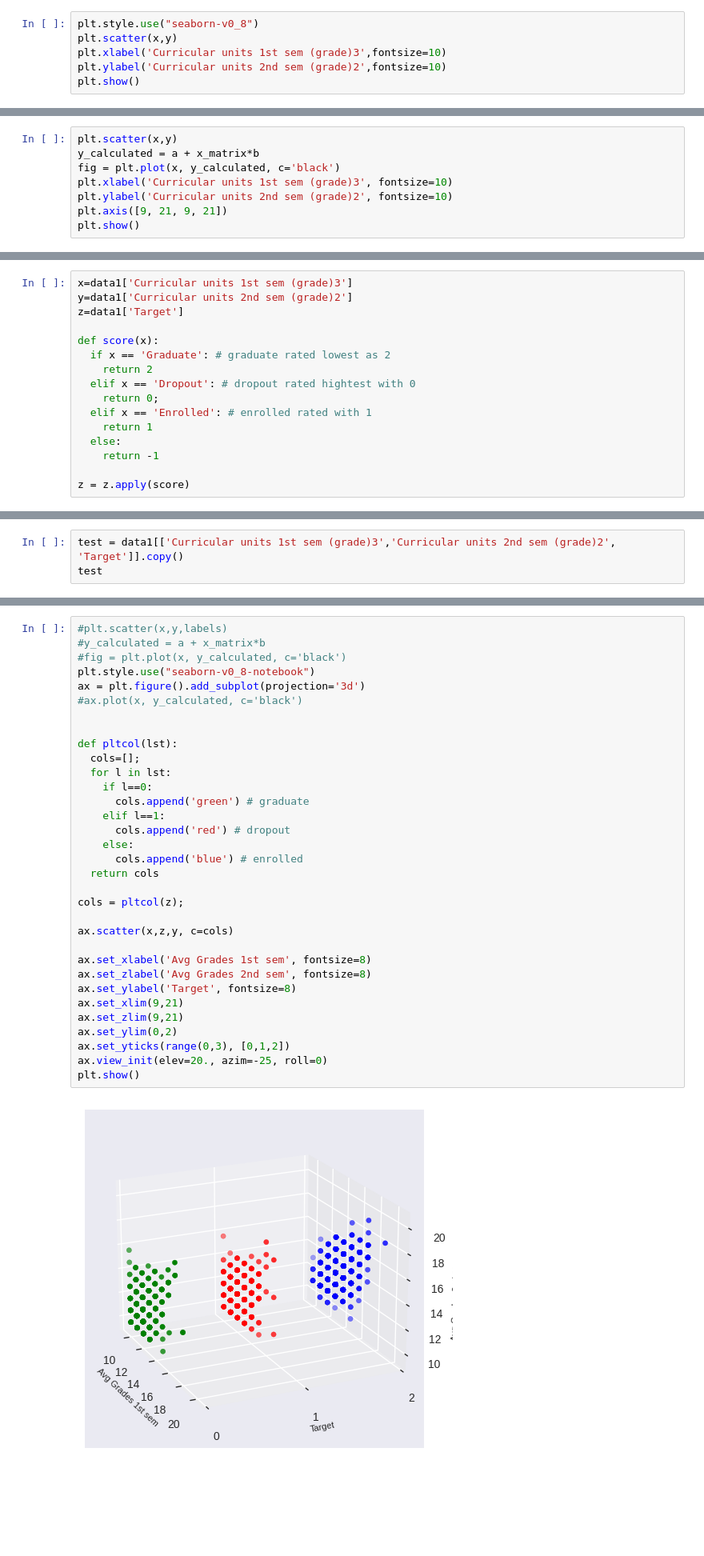
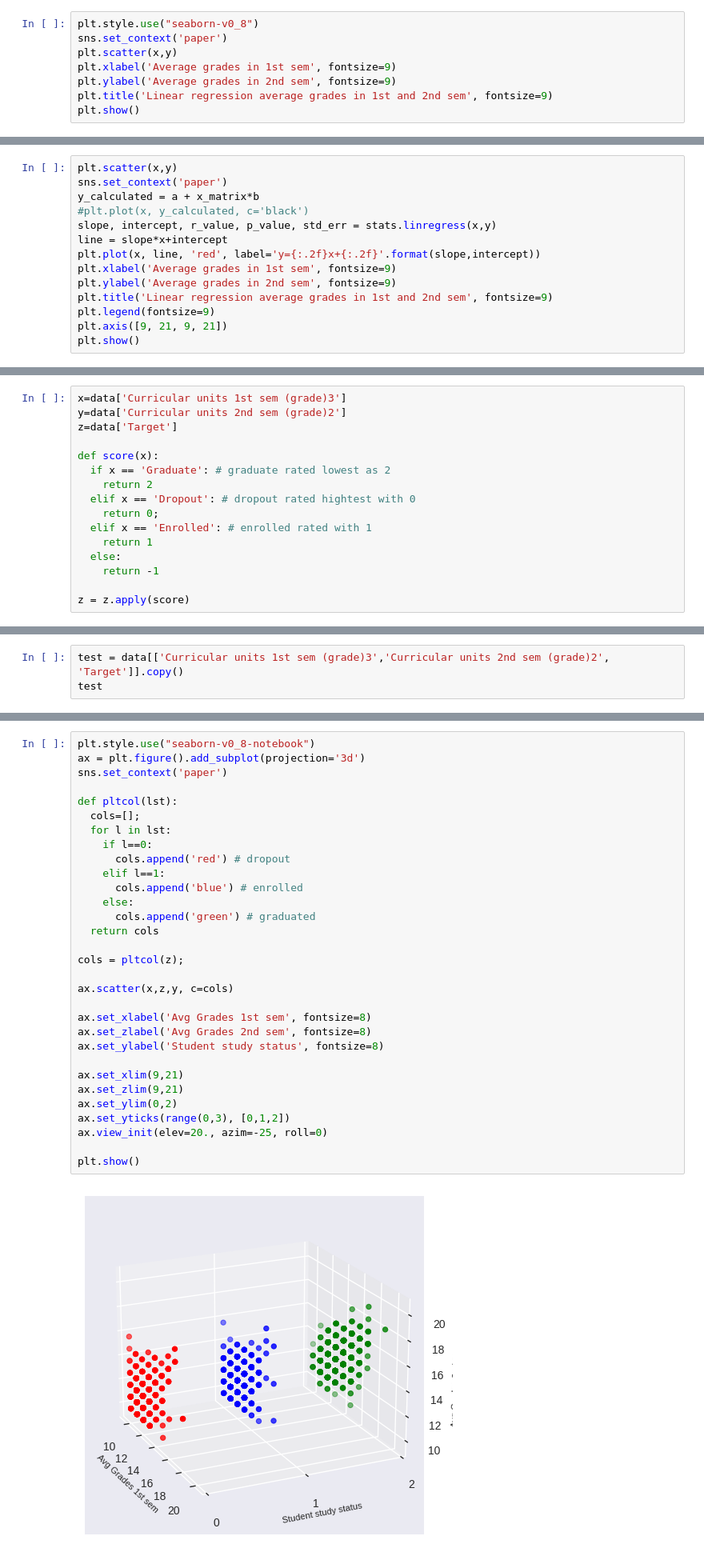
Before and after one commit to lilyontherocks/lilyontherocks, a Jupyter notebook: SchooldDropout.ipynb, the cells around one changed output, grey strips where cells are left out. Shown at 80% size. Drawn from its saved outputs; the diff is of its cells as text; blank space fills up the shorter version.

```diff
--- a/SchooldDropout.ipynb
+++ b/SchooldDropout.ipynb
@@ -315,7 +260,9 @@ Name: Curricular units 2nd sem (grade)2, Length: 4424, dtype: int64
 # %%
 plt.style.use("seaborn-v0_8")
+sns.set_context('paper')
 plt.scatter(x,y)
-plt.xlabel('Curricular units 1st sem (grade)3',fontsize=10)
-plt.ylabel('Curricular units 2nd sem (grade)2',fontsize=10)
+plt.xlabel('Average grades in 1st sem', fontsize=9)
+plt.ylabel('Average grades in 2nd sem', fontsize=9)
+plt.title('Linear regression average grades in 1st and 2nd sem', fontsize=9)
 plt.show()
 # %% [output]
@@ -344,10 +327,16 @@ b
 array([0.89776754])
 # %%
 plt.scatter(x,y)
+sns.set_context('paper')
 y_calculated = a + x_matrix*b
-fig = plt.plot(x, y_calculated, c='black')
-plt.xlabel('Curricular units 1st sem (grade)3', fontsize=10)
-plt.ylabel('Curricular units 2nd sem (grade)2', fontsize=10)
+#plt.plot(x, y_calculated, c='black')
+slope, intercept, r_value, p_value, std_err = stats.linregress(x,y)
+line = slope*x+intercept
+plt.plot(x, line, 'red', label='y={:.2f}x+{:.2f}'.format(slope,intercept))
+plt.xlabel('Average grades in 1st sem', fontsize=9)
+plt.ylabel('Average grades in 2nd sem', fontsize=9)
+plt.title('Linear regression average grades in 1st and 2nd sem', fontsize=9)
+plt.legend(fontsize=9)
 plt.axis([9, 21, 9, 21])
 plt.show()
 # %% [output]
@@ -359,7 +351,7 @@ NameError: ignored
 # %%
-x=data1['Curricular units 1st sem (grade)3']
-y=data1['Curricular units 2nd sem (grade)2']
-z=data1['Target']
+x=data['Curricular units 1st sem (grade)3']
+y=data['Curricular units 2nd sem (grade)2']
+z=data['Target']
 
 def score(x):
   if x == 'Graduate': # graduate rated lowest as 2
@@ -411,5 +401,5 @@ plt.show()
 # %%
-test = data1[['Curricular units 1st sem (grade)3','Curricular units 2nd sem (grade)2', 'Target']].copy()
+test = data[['Curricular units 1st sem (grade)3','Curricular units 2nd sem (grade)2', 'Target']].copy()
 test
 # %% [output]
 |  | Curricular units 1st sem (grade)3 | Curricular units 2nd sem (grade)2 | Target |
@@ -479,38 +469,36 @@ z
 4423    2
 Name: Target, Length: 3512, dtype: int64
 # %%
-#plt.scatter(x,y,labels)
-#y_calculated = a + x_matrix*b
-#fig = plt.plot(x, y_calculated, c='black')
 plt.style.use("seaborn-v0_8-notebook")
 ax = plt.figure().add_subplot(projection='3d')
-#ax.plot(x, y_calculated, c='black')
-
+sns.set_context('paper')
 
 def pltcol(lst):
   cols=[];
   for l in lst:
     if l==0:
-      cols.append('green') # graduate
+      cols.append('red') # dropout
     elif l==1:
-      cols.append('red') # dropout
+      cols.append('blue') # enrolled
     else:
-      cols.append('blue') # enrolled
+      cols.append('green') # graduated
   return cols
 
 cols = pltcol(z);
 
 ax.scatter(x,z,y, c=cols)
 
 ax.set_xlabel('Avg Grades 1st sem', fontsize=8)
 ax.set_zlabel('Avg Grades 2nd sem', fontsize=8)
-ax.set_ylabel('Target', fontsize=8)
+ax.set_ylabel('Student study status', fontsize=8)
+
 ax.set_xlim(9,21)
 ax.set_zlim(9,21)
 ax.set_ylim(0,2)
 ax.set_yticks(range(0,3), [0,1,2])
 ax.view_init(elev=20., azim=-25, roll=0)
+
 plt.show()
 # %% [output]
-[figure, old version]
+[figure, new version]
 # %% [markdown]
```
Also changed, not shown: parts of 120 cells of this notebook.
